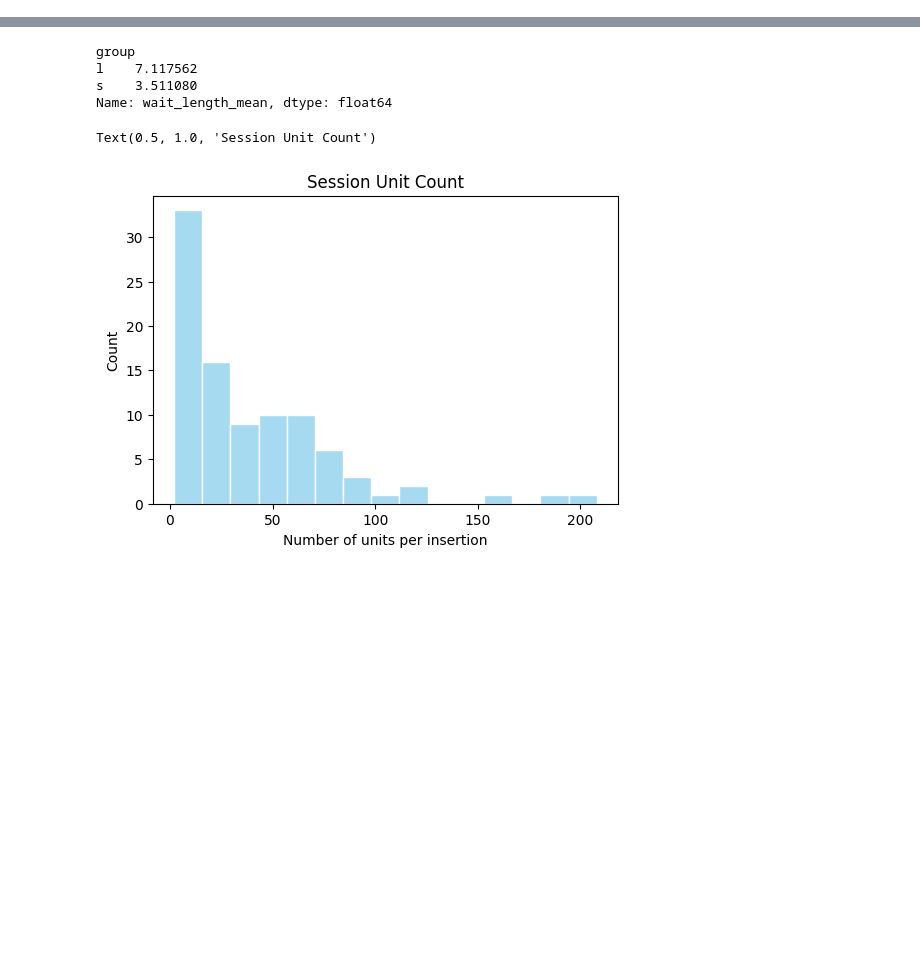
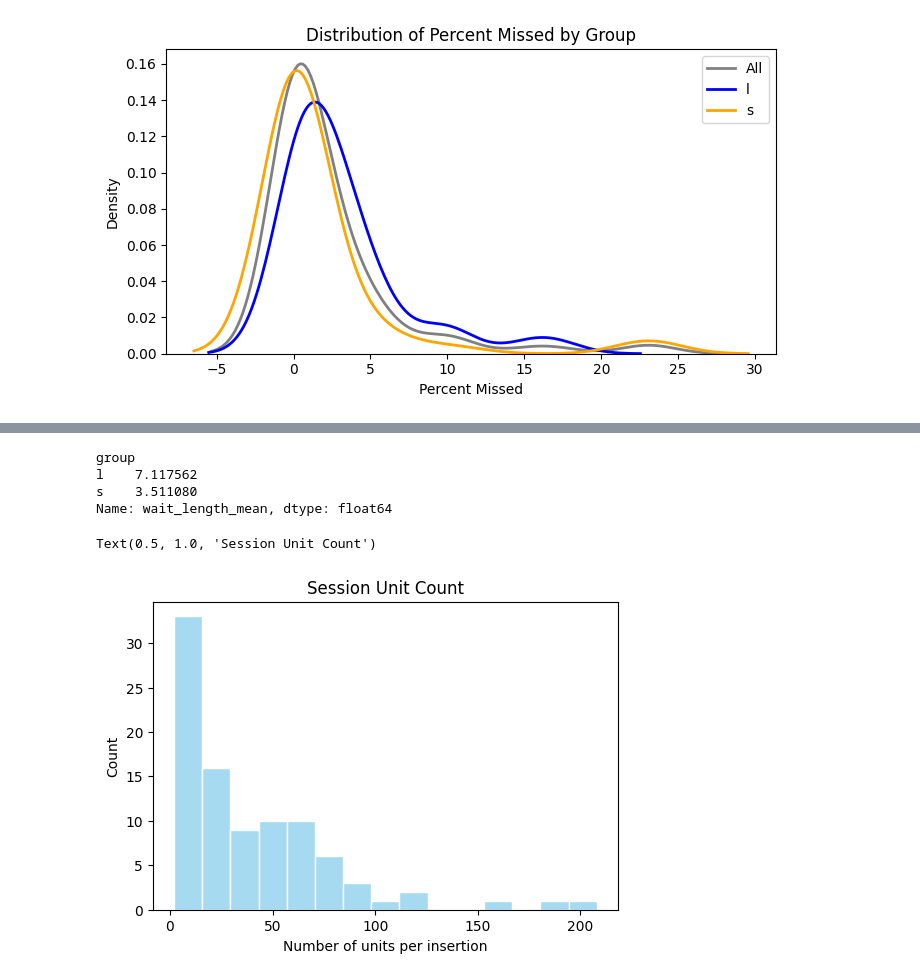
Before and after one commit to rebz444/cheerios, a Jupyter notebook: 0c_neural_data_examining.ipynb, the cells around one changed output, grey strips where cells are left out. Drawn from its saved outputs; the diff is of its cells as text; code cells hidden in the pictures; blank space fills up the shorter version.

```diff
--- a/0c_neural_data_examining.ipynb
+++ b/0c_neural_data_examining.ipynb
@@ -102,0 +127,30 @@ Text(0.5, 1.0, 'Session Length Distribution')
+# %%
+plt.figure(figsize=(7, 4))
+sns.kdeplot(
+    data=sessions_all,
+    x="percent_missed",
+    label="All",
+    color="gray",
+    linewidth=2,
+)
+sns.kdeplot(
+    data=sessions_all[sessions_all["group"] == "l"],
+    x="percent_missed",
+    label="l",
+    color="blue",
+    linewidth=2,
+)
+sns.kdeplot(
+    data=sessions_all[sessions_all["group"] == "s"],
+    x="percent_missed",
+    label="s",
+    color="orange",
+    linewidth=2,
+)
+plt.xlabel("Percent Missed")
+plt.ylabel("Density")
+plt.title("Distribution of Percent Missed by Group")
+plt.legend()
+plt.tight_layout()
+# %% [output]
+[figure, added]
```
Also changed, not shown: parts of 12 cells of this notebook, 6 other files.
